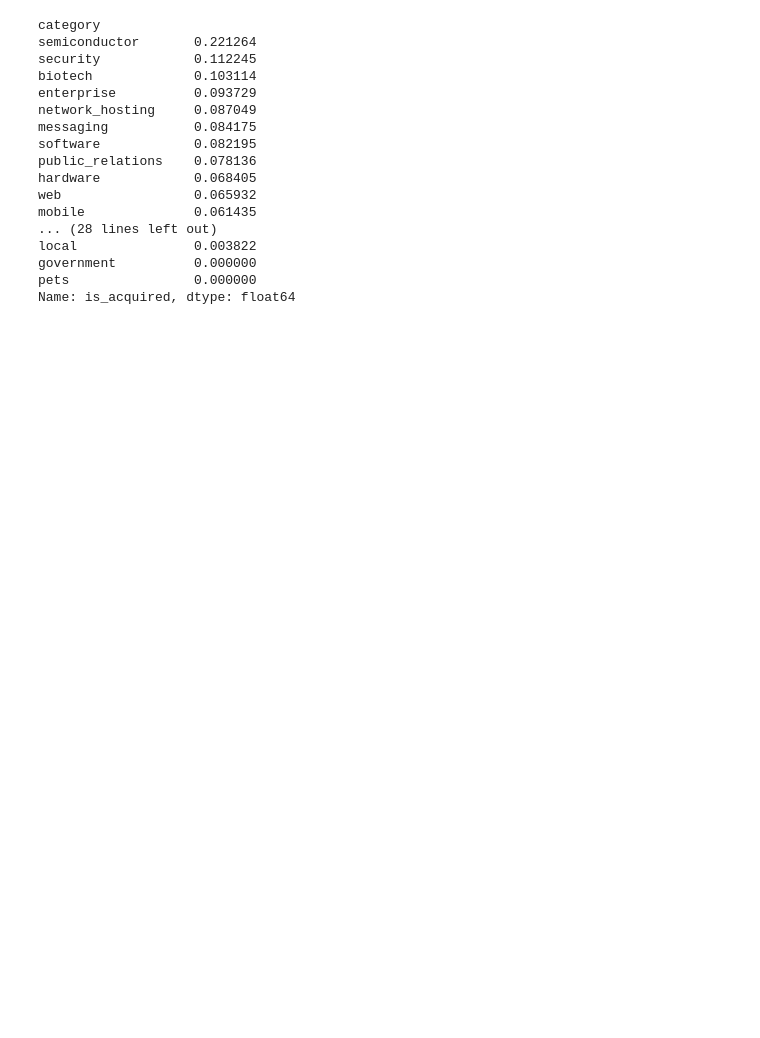
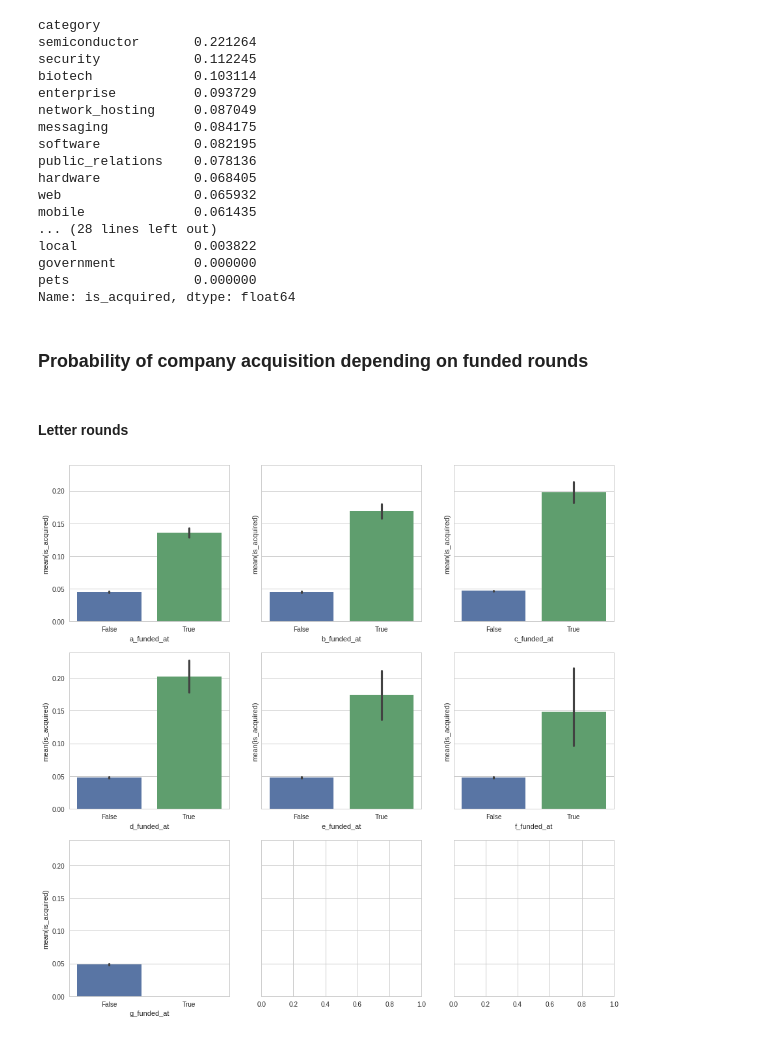
Before and after one commit to Crystalnix/crunchbase-ml, a Jupyter notebook: Correlation and Visualization.ipynb, the cells around one changed output. Cells and saved outputs as stored; diff of their text form; code cells hidden in the pictures; blank space fills up the shorter version.

```diff
--- a/Correlation and Visualization.ipynb
+++ b/Correlation and Visualization.ipynb
@@ -88,3 +91,21 @@ local               0.003822
 government          0.000000
 pets                0.000000
 Name: is_acquired, dtype: float64
+# %% [markdown]
+<H3>Probability of company acquisition depending on funded rounds</H3>
+# %%
+codes = ['b', 'angel', 'a', 'seed', 'c', 'd', 'unattributed', 'debt_round', 'e', 'f', 'private_equity', 'grant', 'post_ipo_equity', 'post_ipo_debt', 'partial', 'convertible', 'crowd', 'g', 'secondary_market', 'crowd_equity']
+suff = 'funded_at'
+round_acquisition = df[['%s_%s' % (code, suff) for code in codes]].notnull()
+round_acquisition['is_acquired'] = df['acquired_at'].notnull()
+# %% [markdown]
+<H4>Letter rounds</H4>
+# %%
+import math
+letter_codes = [code for code in codes if len(code) == 1]
+n = int(math.sqrt(len(letter_codes))) + 1
+fig, axs = plt.subplots(n, n, sharey=True, figsize=(15,15))
+for i, code in enumerate(sorted(letter_codes)):
+    seaborn.barplot(x='%s_%s' % (code, suff), y='is_acquired', data=round_acquisition, ax=axs[i // n][i % n])
+# %% [output]
+[figure, added]
```
Also changed, not shown: parts of 10 cells of this notebook.
